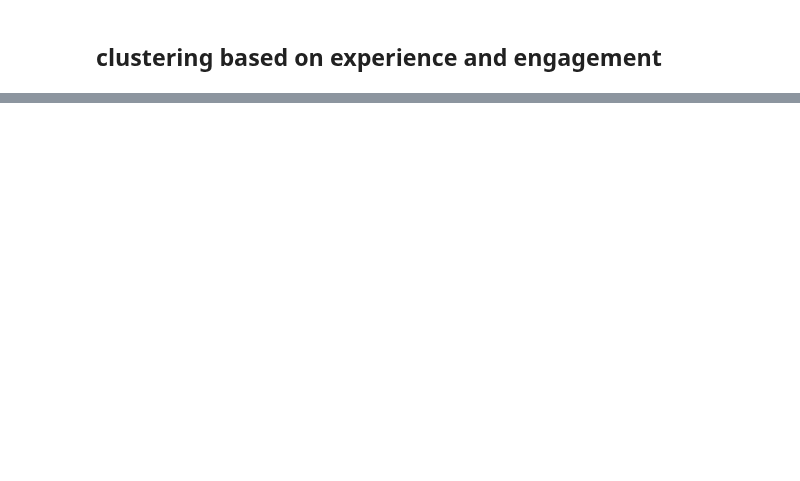
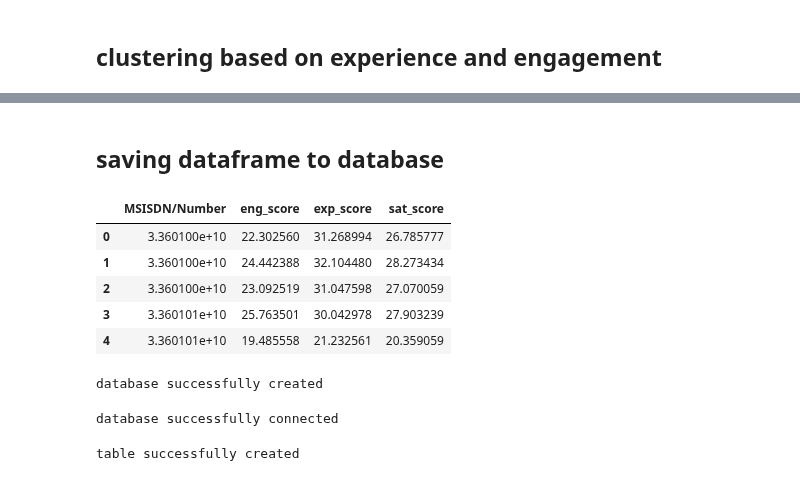
Before and after one commit to benbel376/telecom_users_analytics, a Jupyter notebook: notebooks/user_satisfaction_analysis.ipynb, the cells around one changed output, grey strips where cells are left out. Drawn from its saved outputs; the diff is of its cells as text; code cells hidden in the pictures; blank space fills up the shorter version.

Commit message:
saving progress

```diff
--- a/notebooks/user_satisfaction_analysis.ipynb
+++ b/notebooks/user_satisfaction_analysis.ipynb
@@ -180,0 +204,36 @@ sumar.plot_pie(clus_df, ["Clusters_exp_eng", "exp_mean"], "experience score mean
+# %% [markdown]
+<h2> saving dataframe to database
+# %%
+# saving users engagement, experience and satisfaction socre to file.
+user_scores_df = user_df[["MSISDN/Number", "eng_score", "exp_score", "sat_score"]]
+user_scores_df.head()
+# %% [output]
+|  | MSISDN/Number | eng_score | exp_score | sat_score |
+| 0 | 3.360100e+10 | 22.302560 | 31.268994 | 26.785777 |
+| 1 | 3.360100e+10 | 24.442388 | 32.104480 | 28.273434 |
+| 2 | 3.360100e+10 | 23.092519 | 31.047598 | 27.070059 |
+| 3 | 3.360101e+10 | 25.763501 | 30.042978 | 27.903239 |
+| 4 | 3.360101e+10 | 19.485558 | 21.232561 | 20.359059 |
+# %%
+# create db
+
+db_name = "teleco_data"
+db_man.createDB(db_name)
+print("database successfully created")
+# %% [output]
+database successfully created
+# %%
+# connect to db
+
+db_man.DBConnect(db_name)
+print("database successfully connected")
+# %% [output]
+database successfully connected
+# %%
+# create table
+
+schema = os.path.join(scripts_dir,"table_schema.sql")
+db_man.createTables(db_name, schema)
+print("table successfully created")
+# %% [output]
+table successfully created
```
Also changed, not shown: parts of 11 cells of this notebook, 4 other files.
